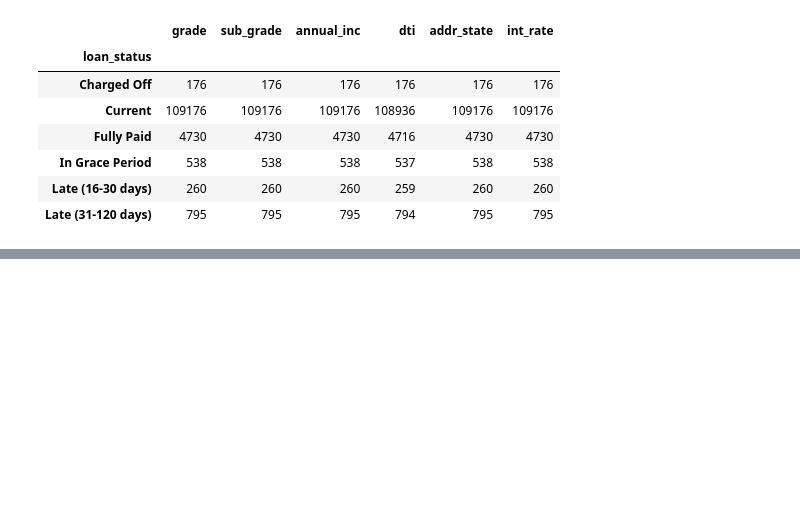
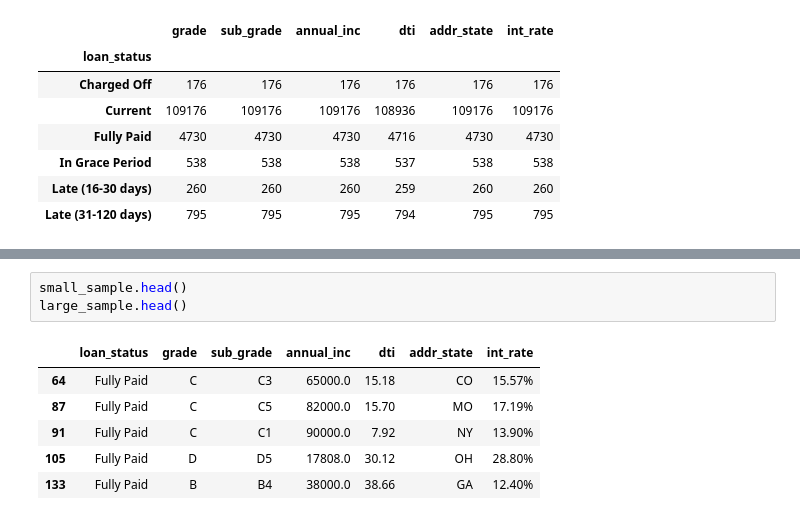
Before and after one commit to kmurakam26/Project-3, a Jupyter notebook: Lending Club.ipynb, the cells around one changed output, grey strips where cells are left out. Cells and saved outputs as stored; diff of their text form; blank space fills up the shorter version.

```diff
--- a/Lending Club.ipynb
+++ b/Lending Club.ipynb
@@ -56,0 +38,10 @@ upsample = lending_df[(lending_df["loan_status"] == "Fully Paid")]
+# %%
+small_sample.head()
+large_sample.head()
+# %% [output]
+|  | loan_status | grade | sub_grade | annual_inc | dti | addr_state | int_rate |
+| 64 | Fully Paid | C | C3 | 65000.0 | 15.18 | CO | 15.57% |
+| 87 | Fully Paid | C | C5 | 82000.0 | 15.70 | MO | 17.19% |
+| 91 | Fully Paid | C | C1 | 90000.0 | 7.92 | NY | 13.90% |
+| 105 | Fully Paid | D | D5 | 17808.0 | 30.12 | OH | 28.80% |
+| 133 | Fully Paid | B | B4 | 38000.0 | 38.66 | GA | 12.40% |
```
Also changed, not shown: parts of 5 cells of this notebook.
